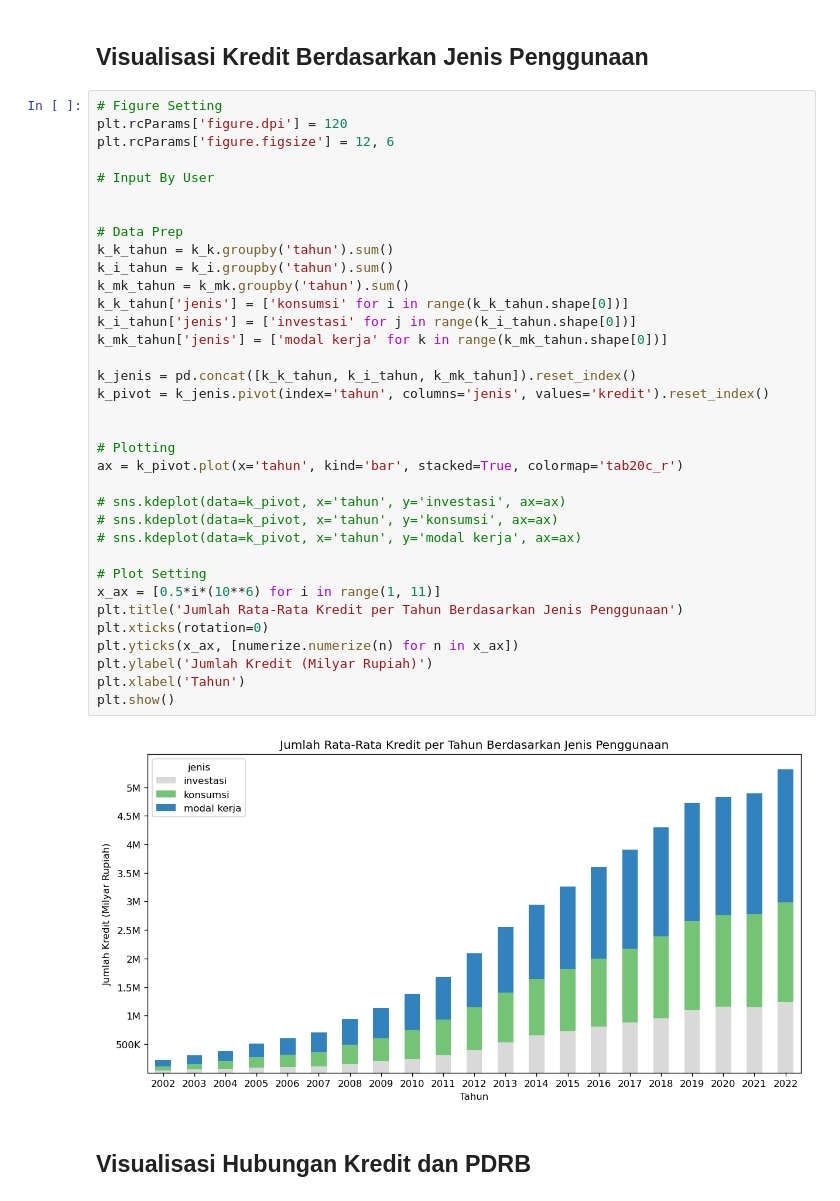
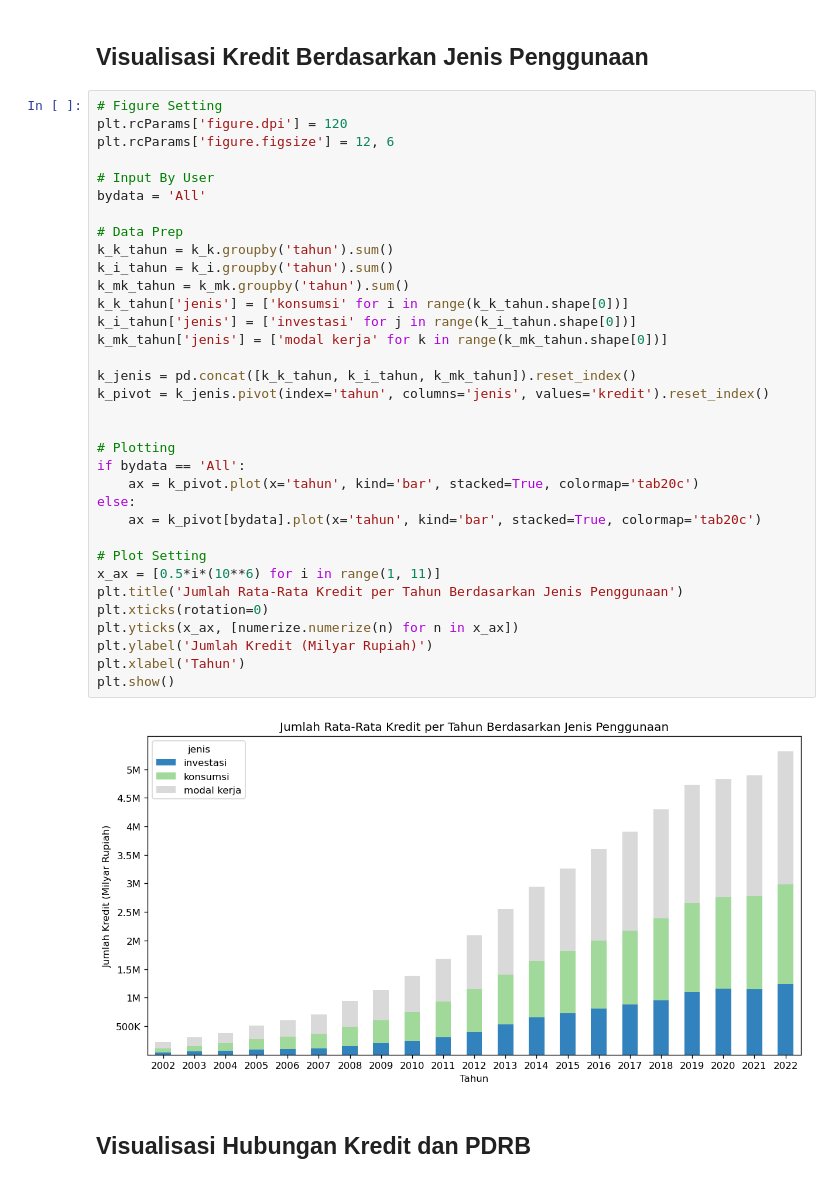
Before and after one commit to eddyref/Capstone_Project_TETRIS, a Jupyter notebook: Data Analysis.ipynb, the cells around one changed output. Cells and saved outputs as stored; diff of their text form.

```diff
--- a/Data Analysis.ipynb
+++ b/Data Analysis.ipynb
@@ -178,40 +178,39 @@ plt.show()
 # %%
 # Figure Setting
 plt.rcParams['figure.dpi'] = 120
 plt.rcParams['figure.figsize'] = 12, 6
 
 # Input By User
-
+bydata = 'All'
 
 # Data Prep
 k_k_tahun = k_k.groupby('tahun').sum()
 k_i_tahun = k_i.groupby('tahun').sum()
 k_mk_tahun = k_mk.groupby('tahun').sum()
 k_k_tahun['jenis'] = ['konsumsi' for i in range(k_k_tahun.shape[0])]
 k_i_tahun['jenis'] = ['investasi' for j in range(k_i_tahun.shape[0])]
 k_mk_tahun['jenis'] = ['modal kerja' for k in range(k_mk_tahun.shape[0])]
 
 k_jenis = pd.concat([k_k_tahun, k_i_tahun, k_mk_tahun]).reset_index()
 k_pivot = k_jenis.pivot(index='tahun', columns='jenis', values='kredit').reset_index()
 
 
 # Plotting
-ax = k_pivot.plot(x='tahun', kind='bar', stacked=True, colormap='tab20c_r')
-
-# sns.kdeplot(data=k_pivot, x='tahun', y='investasi', ax=ax)
-# sns.kdeplot(data=k_pivot, x='tahun', y='konsumsi', ax=ax)
-# sns.kdeplot(data=k_pivot, x='tahun', y='modal kerja', ax=ax)
+if bydata == 'All':
+    ax = k_pivot.plot(x='tahun', kind='bar', stacked=True, colormap='tab20c')
+else:
+    ax = k_pivot[bydata].plot(x='tahun', kind='bar', stacked=True, colormap='tab20c')
 
 # Plot Setting
 x_ax = [0.5*i*(10**6) for i in range(1, 11)]
 plt.title('Jumlah Rata-Rata Kredit per Tahun Berdasarkan Jenis Penggunaan')
 plt.xticks(rotation=0)
 plt.yticks(x_ax, [numerize.numerize(n) for n in x_ax])
 plt.ylabel('Jumlah Kredit (Milyar Rupiah)')
 plt.xlabel('Tahun')
 plt.show()
 # %% [output]
-[figure, old version]
+[figure, new version]
 # %% [markdown]
 ## Visualisasi Hubungan Kredit dan PDRB
 # %%
```
Also changed, not shown: parts of 3 cells of this notebook.
